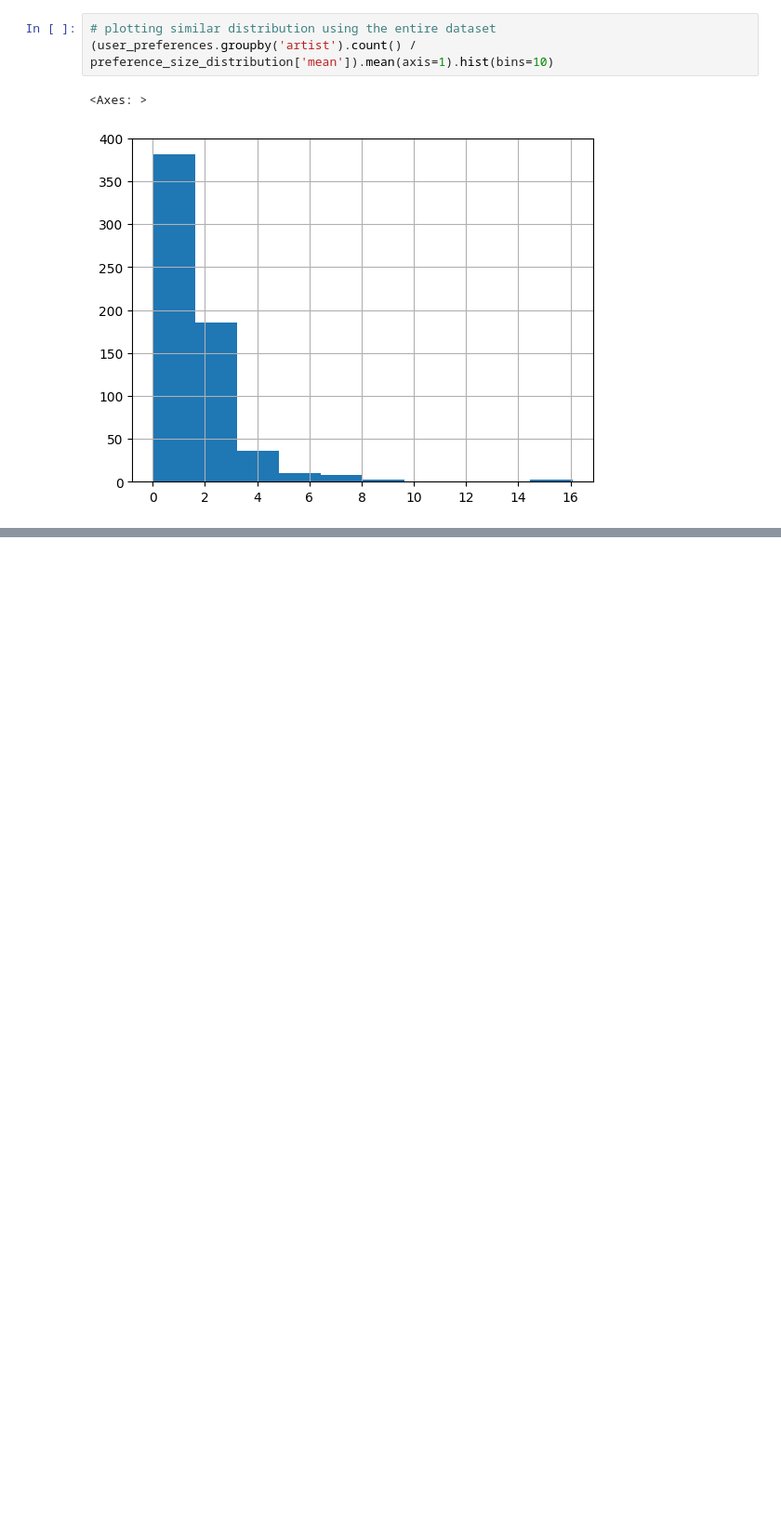
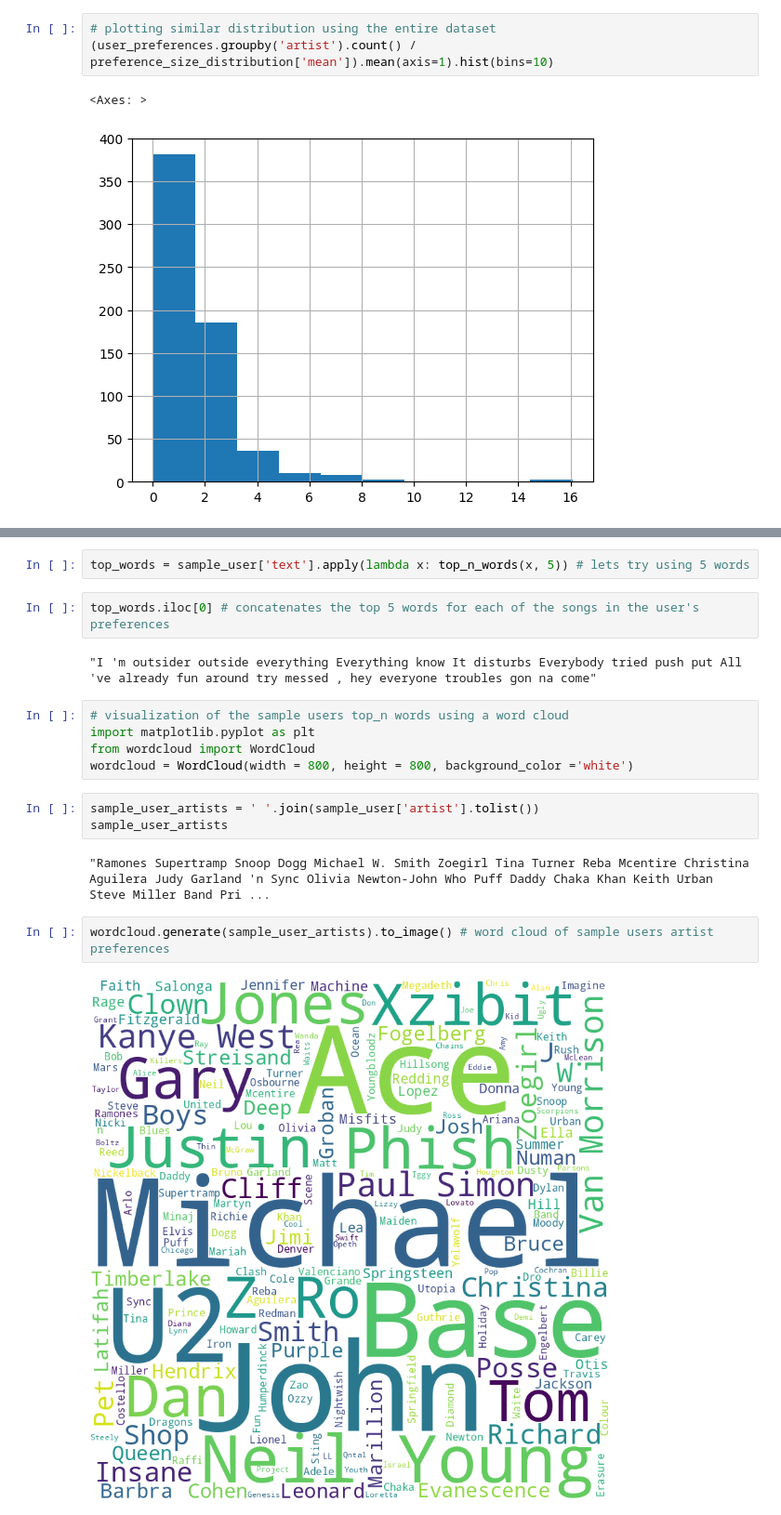
Before and after one commit to Bryan-Az/Neurobytes, a Jupyter notebook: mlops/notebooks/users_eda.ipynb, the cells around one changed output, grey strips where cells are left out. Shown at 93% size. Cells and saved outputs as stored; diff of their text form; blank space fills up the shorter version.

Commit message:
viz of word clouds of a sample user's preferences by artist, top n words in lyrics

```diff
--- a/mlops/notebooks/users_eda.ipynb
+++ b/mlops/notebooks/users_eda.ipynb
@@ -114,0 +155,20 @@ Perhaps including the artist's name or the album name into the document-term mat
+# %%
+top_words = sample_user['text'].apply(lambda x: top_n_words(x, 5)) # lets try using 5 words
+# %%
+top_words.iloc[0] # concatenates the top 5 words for each of the songs in the user's preferences
+# %% [output]
+"I 'm outsider outside everything Everything know It disturbs Everybody tried push put All 've already fun around try messed , hey everyone troubles gon na come"
+# %%
+# visualization of the sample users top_n words using a word cloud
+import matplotlib.pyplot as plt
+from wordcloud import WordCloud
+wordcloud = WordCloud(width = 800, height = 800, background_color ='white')
+# %%
+sample_user_artists = ' '.join(sample_user['artist'].tolist())
+sample_user_artists
+# %% [output]
+"Ramones Supertramp Snoop Dogg Michael W. Smith Zoegirl Tina Turner Reba Mcentire Christina Aguilera Judy Garland 'n Sync Olivia Newton-John Who Puff Daddy Chaka Khan Keith Urban Steve Miller Band Pri ...
+# %%
+wordcloud.generate(sample_user_artists).to_image() # word cloud of sample users artist preferences
+# %% [output]
+[figure, added]
```
Also changed, not shown: parts of 10 cells of this notebook.
